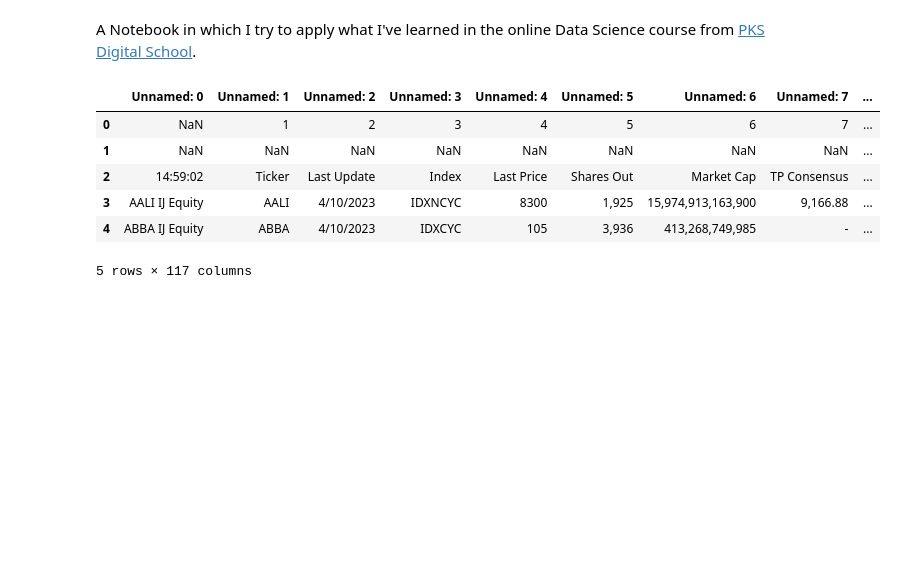
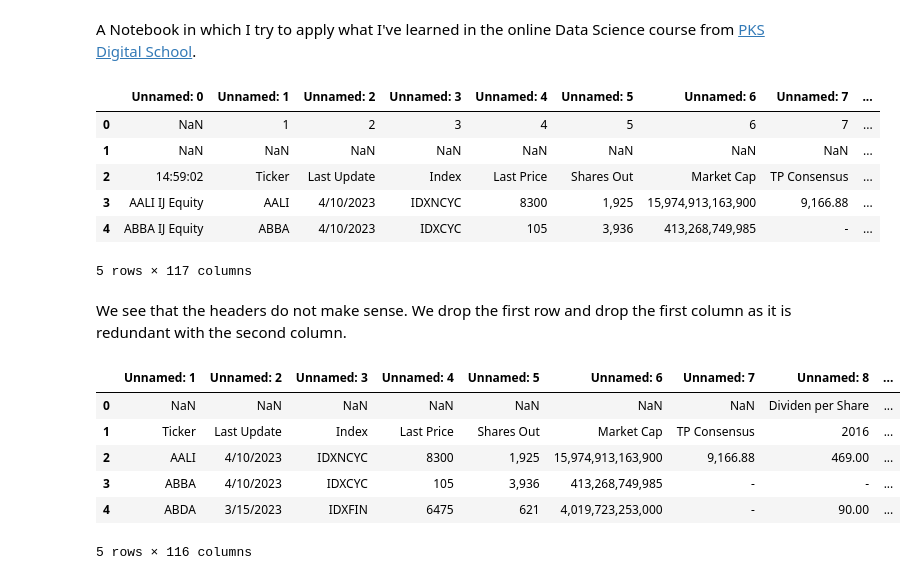
Before and after one commit to thariqziyad/PythonCourse2023, a Jupyter notebook: Test_Analysis.ipynb, the cells around one changed output. Cells and saved outputs as stored; diff of their text form; code cells hidden in the pictures; blank space fills up the shorter version.

```diff
--- a/Test_Analysis.ipynb
+++ b/Test_Analysis.ipynb
@@ -16,3 +16,20 @@ df.head()
 | 3 | AALI IJ Equity | AALI | 4/10/2023 | IDXNCYC | 8300 | 1,925 | 15,974,913,163,900 | 9,166.88 | ... |
 | 4 | ABBA IJ Equity | ABBA | 4/10/2023 | IDXCYC | 105 | 3,936 | 413,268,749,985 | - | ... |
 5 rows × 117 columns
+# %% [markdown]
+We see that the headers do not make sense. We drop the first row and drop the first column as it is redundant with the second column.
+# %%
+df = pd.read_csv('Data Market.csv')
+df = df.drop(0)
+df.reset_index(inplace=True)
+df = df.drop(columns=['index','Unnamed: 0'])
+
+df.head()
+# %% [output]
+|  | Unnamed: 1 | Unnamed: 2 | Unnamed: 3 | Unnamed: 4 | Unnamed: 5 | Unnamed: 6 | Unnamed: 7 | Unnamed: 8 | ... |
+| 0 | NaN | NaN | NaN | NaN | NaN | NaN | NaN | Dividen per Share | ... |
+| 1 | Ticker | Last Update | Index | Last Price | Shares Out | Market Cap | TP Consensus | 2016 | ... |
+| 2 | AALI | 4/10/2023 | IDXNCYC | 8300 | 1,925 | 15,974,913,163,900 | 9,166.88 | 469.00 | ... |
+| 3 | ABBA | 4/10/2023 | IDXCYC | 105 | 3,936 | 413,268,749,985 | - | - | ... |
+| 4 | ABDA | 3/15/2023 | IDXFIN | 6475 | 621 | 4,019,723,253,000 | - | 90.00 | ... |
+5 rows × 116 columns
```
Also changed, not shown: parts of 2 cells of this notebook.
